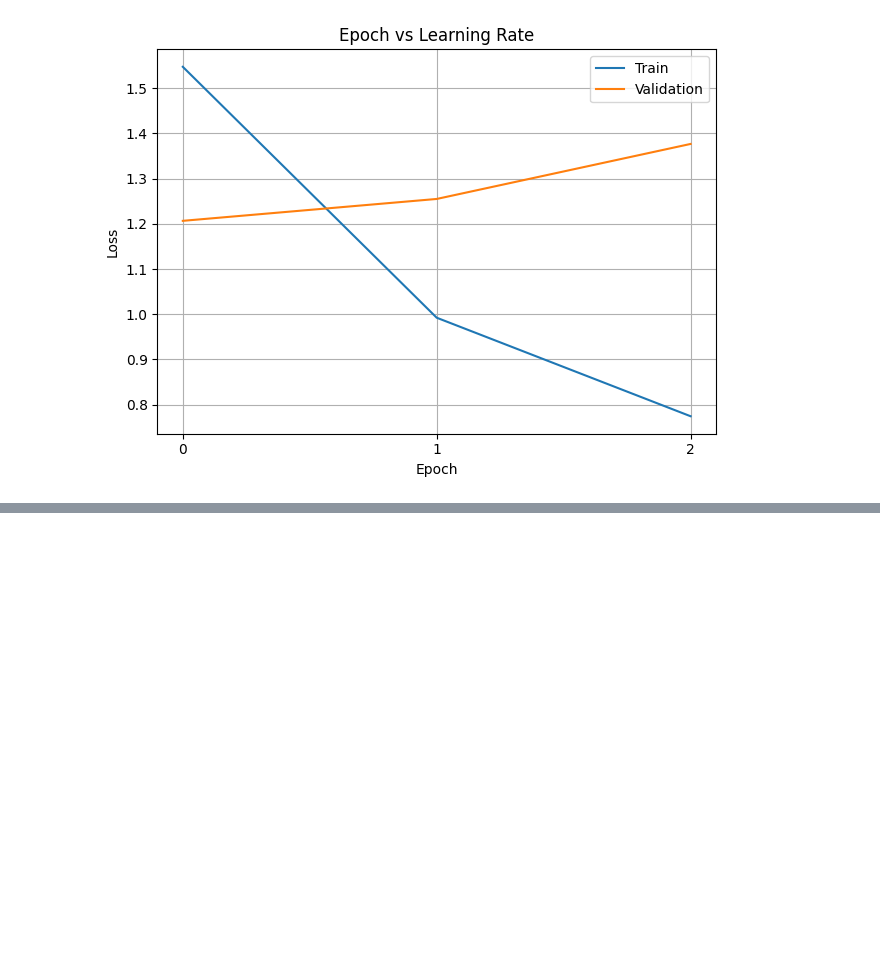
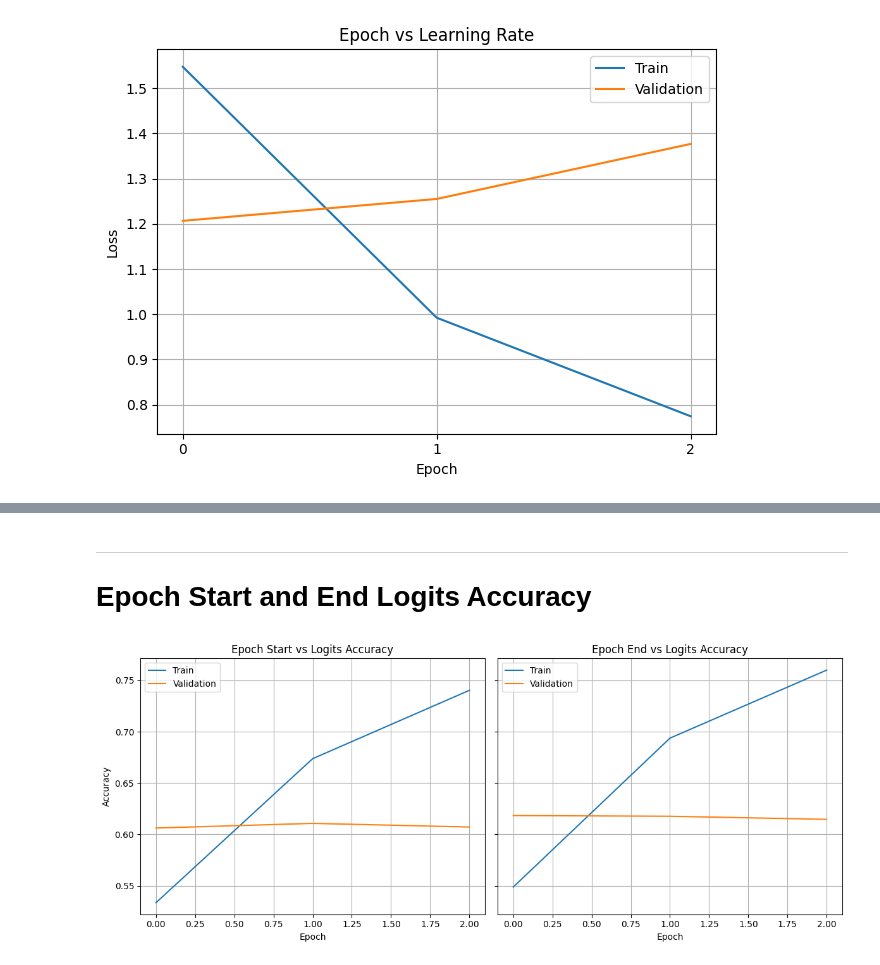
Before and after one commit to hunterprice04/cosc524-projects, a Jupyter notebook: project2/plots.ipynb, the cells around one changed output, grey strips where cells are left out. Cells and saved outputs as stored; diff of their text form; code cells hidden in the pictures; blank space fills up the shorter version.

Commit message:
pushed training plots"

```diff
--- a/project2/plots.ipynb
+++ b/project2/plots.ipynb
@@ -55,0 +53,30 @@ AttributeError: module 'tensorflow._api.v2.train' has no attribute 'summary_iter
+# %% [markdown]
+---
+# Epoch Start and End Logits Accuracy
+# %%
+fig, (ax1, ax2) = plt.subplots(1,2, sharey=True, figsize=(12,5))
+
+train_df = pd.read_csv(os.path.join(data_dir, 'train-epoch-start-logits-accuracy.csv'))
+val_df = pd.read_csv(os.path.join(data_dir, 'validation-epoch-start-logits-accuracy.csv'))
+ax1.plot(train_df['Step'], train_df['Value'], label='Train')
+ax1.plot(val_df['Step'], val_df['Value'], label='Validation')
+ax1.legend()
+ax1.grid()
+ax1.set_title('Epoch Start vs Logits Accuracy')
+ax1.set_xlabel('Epoch')
+ax1.set_ylabel('Accuracy')
+
+train_df = pd.read_csv(os.path.join(data_dir, 'train-epoch-end-logits-accuracy.csv'))
+val_df = pd.read_csv(os.path.join(data_dir, 'validation-epoch-end-logits-accuracy.csv'))
+ax2.plot(train_df['Step'], train_df['Value'], label='Train')
+ax2.plot(val_df['Step'], val_df['Value'], label='Validation')
+ax2.legend()
+ax2.grid()
+ax2.set_title('Epoch End vs Logits Accuracy')
+
+ax2.set_xlabel('Epoch')
+plt.tight_layout()
+plt.savefig(os.path.join('Figures', 'epoch-vs-accuracy.png'), dpi=500)
+plt.show()
+# %% [output]
+[figure, added]
```
Also changed, not shown: parts of 1 cell of this notebook, 1 other file.
